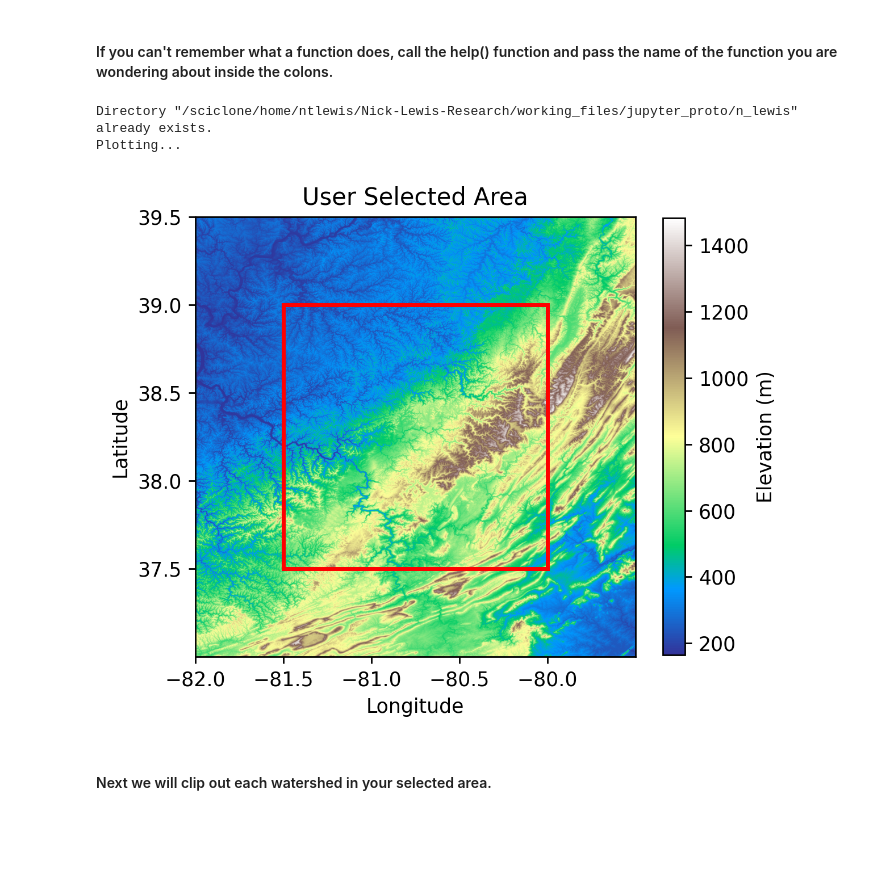
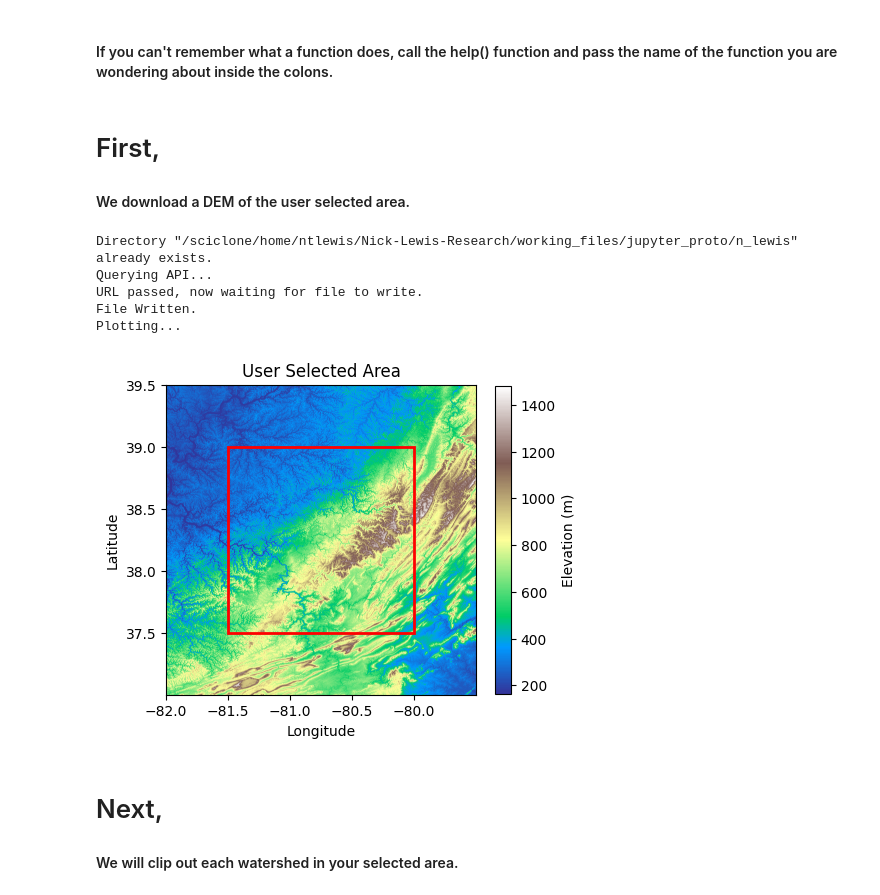
Before and after one commit to ntlewis1251/Nick-Lewis-Research, a Jupyter notebook: working_files/jupyter_proto/for_production.ipynb, the cells around one changed output. Saved outputs shown, nothing was run; the diff lists cells and outputs as text; code cells hidden in the pictures; blank space fills up the shorter version.

```diff
--- a/working_files/jupyter_proto/for_production.ipynb
+++ b/working_files/jupyter_proto/for_production.ipynb
@@ -87,6 +87,9 @@ PROJ_TITLE = 'n_lewis' # Create a succinct name with no spaces or leading digits
 PATH = os.getcwd()
 # %% [markdown]
 #### If you can't remember what a function does, call the help() function and pass the name of the function you are wondering about inside the colons.
+# %% [markdown]
+# First,
+#### We download a DEM of the user selected area.
 # %%
 # Downloader
 def downloader(bounds:list = BOUNDS, api_key:str = API_KEY, dem_dataset:str = DEM_DATASET, proj_title:str = PROJ_TITLE, path:str = PATH): # To call a function, we have to define it first.
@@ -102,46 +105,50 @@ def downloader(bounds:list = BOUNDS, api_key:str = API_KEY, dem_dataset:str = DE
     try:
         os.mkdir(path = f'{path}/{proj_title}')
         print(f'Directory "{path}/{proj_title}" created successfully.') # Tries to make the directory for project files.
         proj_dir = f'{path}/{proj_title}'
     except FileExistsError:
         print(f'Directory "{path}/{proj_title}" already exists.') # If it doesnt work, it'll tell you!
         proj_dir = f'{path}/{proj_title}'
     except Exception as e:
         print(f'An error occurred: {e}')
 
     # Now to download our dem.
-#     dic = dict(zip(['north', 'east', 'south', 'west'], bounds)) # Makes a dictionary to let us more easily acess our bounds.
-#     url = f'https://portal.opentopography.org/API/usgsdem?datasetName={dem_dataset}&south={dic["south"]-0.5}&north={dic["north"]+0.5}&west={dic["west"]-0.5}\
-# &east={dic["east"]+0.5}&outputFormat=GTiff&API_Key={api_key}' # Creates our URL so we can download.
-#     print('Querying API...')
-#     response = requests.get(url) # Saves what the URL spit back at us
-#     print('URL passed, now waiting for file to write.')
-#     with open(f'{proj_dir}/gtiff.tiff', 'wb') as file:
-#         file.write(response.content) # Writes the response to our project file
-#     print('File Written.')
+    dic = dict(zip(['north', 'east', 'south', 'west'], bounds)) # Makes a dictionary to let us more easily acess our bounds.
+    url = f'https://portal.opentopography.org/API/usgsdem?datasetName={dem_dataset}&south={dic["south"]-0.5}&north={dic["north"]+0.5}&west={dic["west"]-0.5}\
+&east={dic["east"]+0.5}&outputFormat=GTiff&API_Key={api_key}' # Creates our URL so we can download.
+    print('Querying API...')
+    response = requests.get(url) # Saves what the URL spit back at us
+    print('URL passed, now waiting for file to write.')
+    with open(f'{proj_dir}/gtiff.tiff', 'wb') as file:
+        file.write(response.content) # Writes the response to our project file
+    print('File Written.')
 
     # Plotting
     print('Plotting...')
-    fig, ax = plt.subplots(figsize=(5,5), dpi=250) # Creates our figure object.
+    fig, ax = plt.subplots(figsize=(5,5)) # Creates our figure object.
     ax.set_title('User Selected Area')
     ax.set_xlabel('Longitude')
     ax.set_ylabel('Latitude')
     with rio.open(f'{path}/{proj_title}/gtiff.tiff') as src: # Add in the basemap.
         basemap = show(src, cmap='terrain', ax=ax)
     im = basemap.get_images()[0]
     fig.colorbar(im, ax=ax, label='Elevation (m)', location='right', shrink=0.8) # Add colorbar
     bbox = patches.Rectangle((bounds[1],bounds[2]), width=(bounds[3]-bounds[1]), height=(bounds[0]-bounds[2]), linewidth=2, edgecolor='r', facecolor='none') # Add in bounding box from user.
     ax.add_patch(bbox)
 
     plt.show()
 
 downloader() # Here, we call the function.
 # %% [output]
 Directory "/sciclone/home/ntlewis/Nick-Lewis-Research/working_files/jupyter_proto/n_lewis" already exists.
+Querying API...
+URL passed, now waiting for file to write.
+File Written.
 Plotting...
-[figure, old version]
+[figure, new version]
 # %% [markdown]
-#### Next we will clip out each watershed in your selected area.
+# Next,
+#### We will clip out each watershed in your selected area.
 # %%
 # Wshed Clipper
 def wshed_clipper(proj_title = PROJ_TITLE, bounds = BOUNDS, path = PATH):
```
Also changed, not shown: parts of 9 cells of this notebook, 1 other file.
